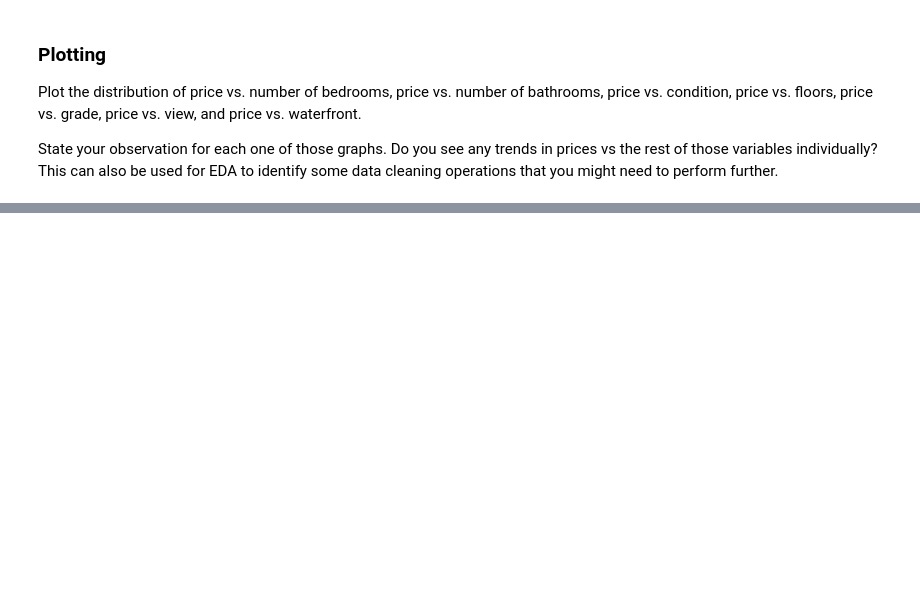
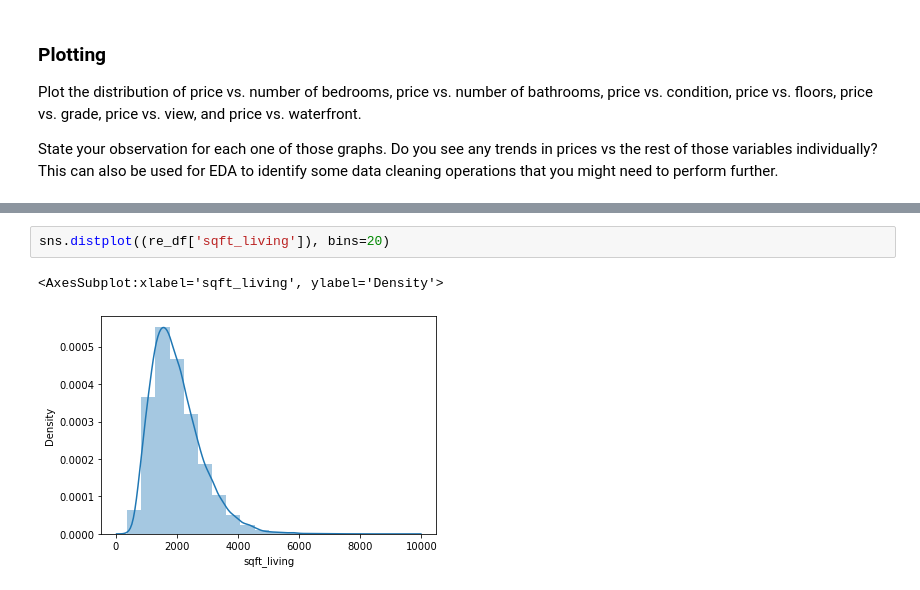
Before and after one commit to dsteffya/Ironhack_midterm_project_BR_DS, a Jupyter notebook: 211115_MP_Modelling_SD_BR.ipynb, the cells around one changed output, grey strips where cells are left out. Saved outputs shown, nothing was run; the diff lists cells and outputs as text; blank space fills up the shorter version.

```diff
--- a/211115_MP_Modelling_SD_BR.ipynb
+++ b/211115_MP_Modelling_SD_BR.ipynb
@@ -152,0 +155,5 @@ plt.show()
+# %%
+sns.distplot((re_df['sqft_living']), bins=20)
+# %% [output]
+<AxesSubplot:xlabel='sqft_living', ylabel='Density'>
+[figure, added]
```
Also changed, not shown: parts of 53 cells of this notebook.
